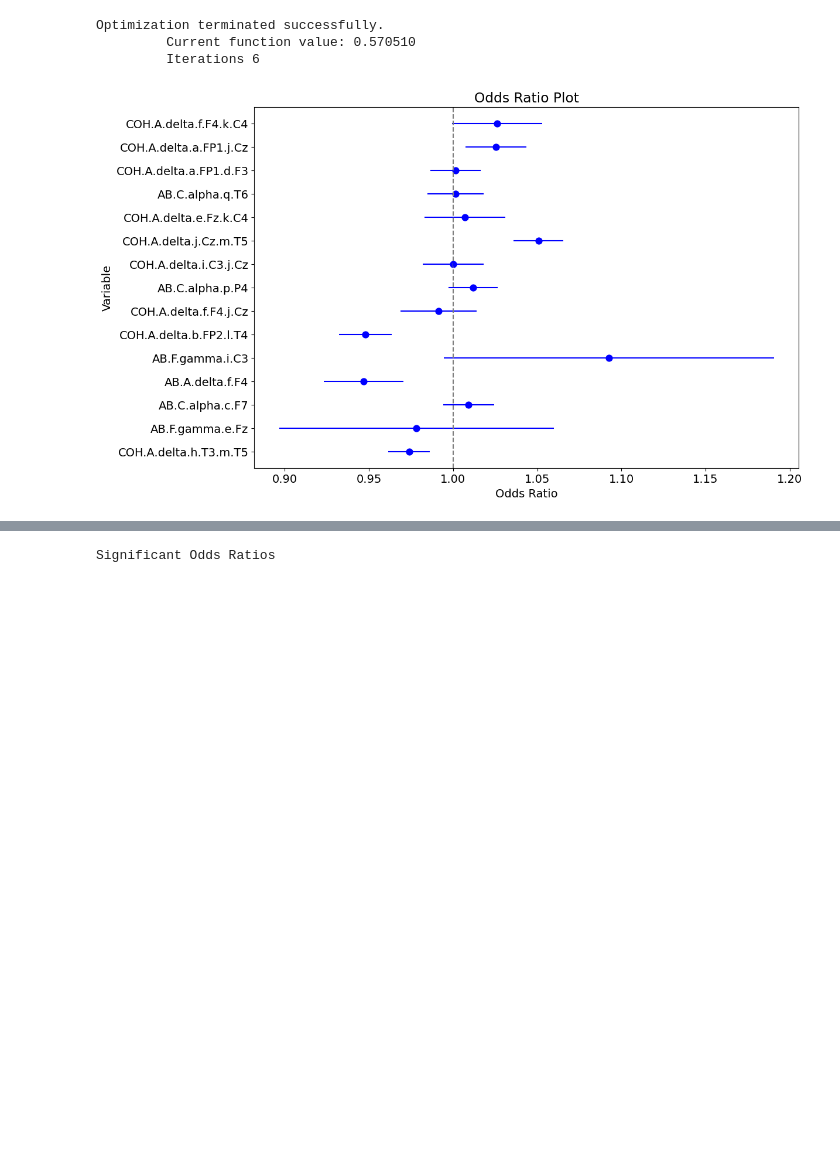
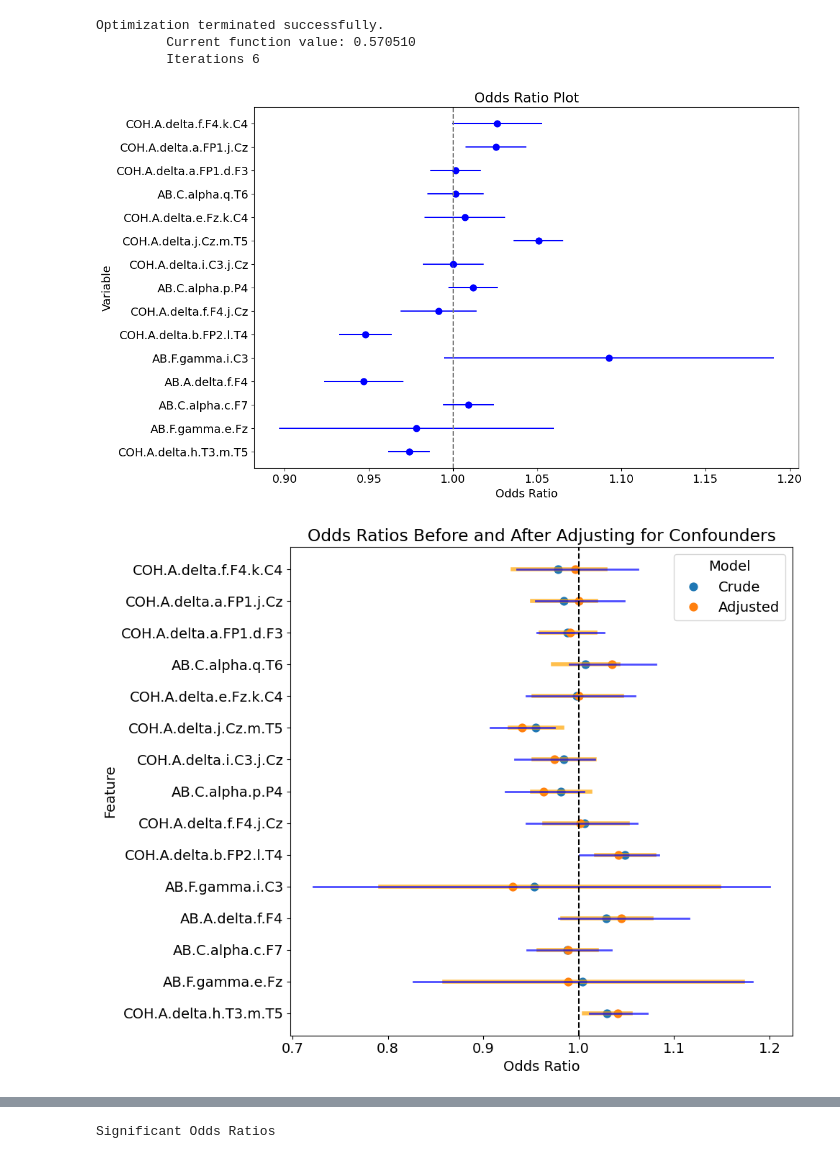
Before and after one commit to khushee-g/EEG, a Jupyter notebook: Complete_Simplified_Code.ipynb, the cells around one changed output, grey strips where cells are left out. Cells and saved outputs as stored; diff of their text form; code cells hidden in the pictures; blank space fills up the shorter version.

```diff
--- a/Complete_Simplified_Code.ipynb
+++ b/Complete_Simplified_Code.ipynb
@@ -239,3 +239,91 @@ Optimization terminated successfully.
          Current function value: 0.570510
          Iterations 6
 [figure]
+# %%
+import pandas as pd
+import numpy as np
+import statsmodels.api as sm
+import seaborn as sns
+import matplotlib.pyplot as plt
+from sklearn.impute import SimpleImputer
+
+# Read data
+
+data1 = pd.read_csv('/content/EEG.machinelearing_data_BRMH.csv')
+data1 = data1[data1['specific_disorder'].isin(['Behavioral addiction disorder', 'Healthy control'])]
+data1['sex'] = data1['sex'].replace({'M': 1, 'F': 2})
+
+confounders = ['age', 'sex', 'IQ', 'education']
+data1 = data1.dropna(subset=confounders)
+
+# Define target variable
+y = data1['specific_disorder'].apply(lambda x: 1 if x == "Behavioral addiction disorder" else 0)
+y = y.reset_index(drop=True)
+
+# Define features and confounders
+feature_names = top_15_features['feature'].tolist()
+confounders = ['age', 'sex', 'IQ', 'education']
+all_features = feature_names + confounders
+
+# Impute missing values for all features
+imp_mean = SimpleImputer(missing_values=np.nan, strategy='mean')
+data2 = imp_mean.fit_transform(data1[all_features])
+X_all = pd.DataFrame(data2, columns=all_features)
+
+# Split into crude and adjusted feature sets
+X_crude = X_all[feature_names]
+X_adjusted = X_all[all_features]
+
+# --- Crude model ---
+Xc = sm.add_constant(X_crude)
+model_crude = sm.Logit(y, Xc).fit(disp=0)
+or_crude = np.exp(model_crude.params[1:])  # exclude intercept
+ci_crude = model_crude.conf_int().iloc[1:]  # exclude intercept
+ci_crude = np.exp(ci_crude)
+
+# --- Adjusted model ---
+Xa = sm.add_constant(X_adjusted)
+model_adj = sm.Logit(y, Xa).fit(disp=0)
+or_adj = np.exp(model_adj.params[1:])  # exclude intercept
+ci_adj = model_adj.conf_int().iloc[1:]  # exclude intercept
+ci_adj = np.exp(ci_adj)
+
+# --- Prepare DataFrame for plotting ---
+def create_df(odds_ratios, ci, label):
+    return pd.DataFrame({
+        'Variable': odds_ratios.index,
+        'Odds Ratio': odds_ratios.values,
+        'Lower Bound': ci[0].values,
+        'Upper Bound': ci[1].values,
+        'Model': label
+    })
+
+df_crude = create_df(or_crude, ci_crude, 'Crude')
+df_adj = create_df(or_adj.loc[feature_names], ci_adj.loc[feature_names], 'Adjusted')  # filter for the 15
+
+# Combine and plot
+df_plot = pd.concat([df_crude, df_adj], axis=0)
+
+plt.figure(figsize=(10, 8))
+sns.pointplot(data=df_plot, x='Odds Ratio', y='Variable', hue='Model', join=False)
+
+# Add error bars
+for i, row in df_plot.iterrows():
+    plt.plot(
+    [row['Lower Bound'], row['Upper Bound']],
+    [row['Variable'], row['Variable']],
+    color='orange' if row['Model'] == 'Crude' else 'blue',
+    linewidth=4 if row['Model'] == 'Crude' else 2,  # Crude lines are thicker
+    alpha=0.7
+)
+
+
+plt.axvline(1, linestyle='--', color='black')
+plt.title('Odds Ratios Before and After Adjusting for Confounders')
+plt.xlabel('Odds Ratio')
+plt.ylabel('Feature')
+plt.legend(title='Model')
+plt.tight_layout()
+plt.show()
+# %% [output]
+[figure, added]
```
Also changed, not shown: parts of 6 cells of this notebook.
